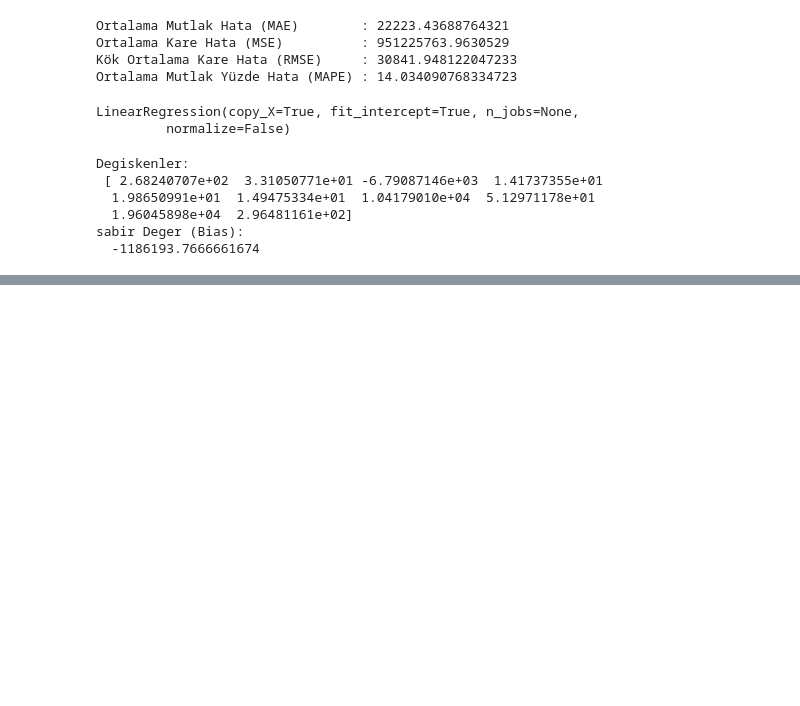
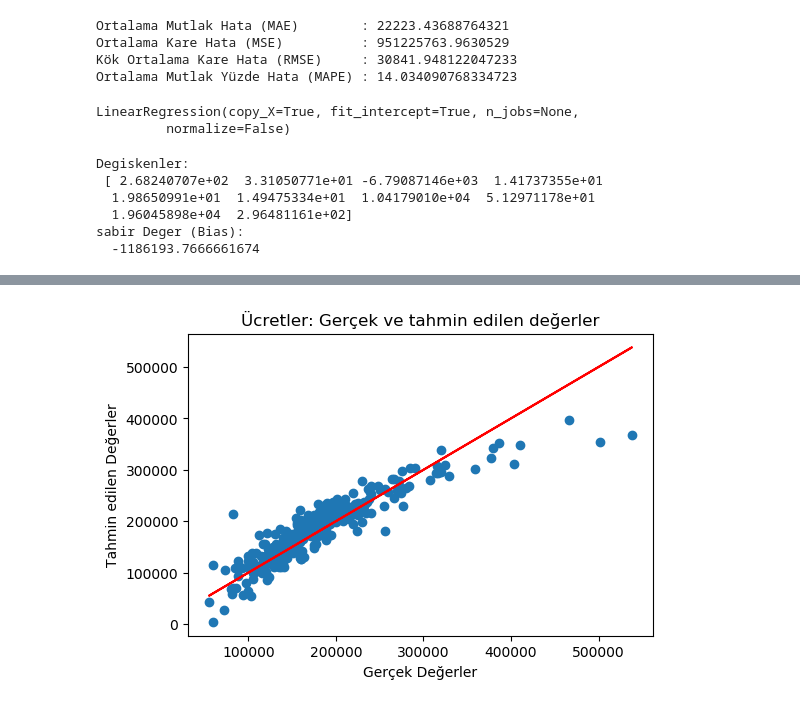
Before and after one commit to EceDolen/Bootcamp_-Bolum_6, a Jupyter notebook: Regresyon_Odev_6.ipynb, the cells around one changed output, grey strips where cells are left out. Saved outputs shown, nothing was run; the diff lists cells and outputs as text; code cells hidden in the pictures; blank space fills up the shorter version.

```diff
--- a/Regresyon_Odev_6.ipynb
+++ b/Regresyon_Odev_6.ipynb
@@ -158,3 +160,14 @@ Warnings:
 [1] Standard Errors assume that the covariance matrix of the errors is correctly specified.
 [2] The condition number is large, 4.69e+05. This might indicate that there are
 strong multicollinearity or other numerical problems.
+# %%
+Y2 = ev_fiyatlari['SalePrice']
+
+X2 = ev_fiyatlari[['YearBuilt', 'TotRmsAbvGrd', 'FullBath' , '1stFlrSF', 'TotalBsmtSF',
+                  'GarageArea', 'GarageCars', 'GrLivArea', 'OverallQual', 'YearRemodAdd', 'Fireplaces',
+                  'BsmtFinSF1', 'WoodDeckSF','2ndFlrSF', 'OpenPorchSF', 'HalfBath']]
+# %%
+X2_train, X2_test, y2_train, y2_test = train_test_split(X2, Y2, test_size = 0.2, random_state = 500)
+
+print("Eğitim kümesindeki gözlem sayısı : {}".format(X2_train.shape[0]))
+print("Test kümesindeki gözlem sayısı   : {}".format(X2_test.shape[0]))
@@ -160,0 +177,6 @@ strong multicollinearity or other numerical problems.
+# %%
+X2_train = sm.add_constant(X2_train)
+
+sonuclar = sm.OLS(y2_train, X2_train).fit()
+
+sonuclar.summary()
@@ -160,0 +218,14 @@ strong multicollinearity or other numerical problems.
+# %%
+X2_test = sm.add_constant(X2_test)
+y2_preds = sonuclar.predict(X2_test)
+
+plt.figure(dpi = 100)
+
+plt.scatter(y2_test, y2_preds)
+plt.plot(y2_test, y2_test, color="red")
+plt.xlabel("Gerçek Değerler")
+plt.ylabel("Tahmin edilen Değerler")
+plt.title("Ücretler: Gerçek ve tahmin edilen değerler")
+plt.show()
+# %% [output]
+[figure, added]
```
Also changed, not shown: parts of 9 cells of this notebook.
